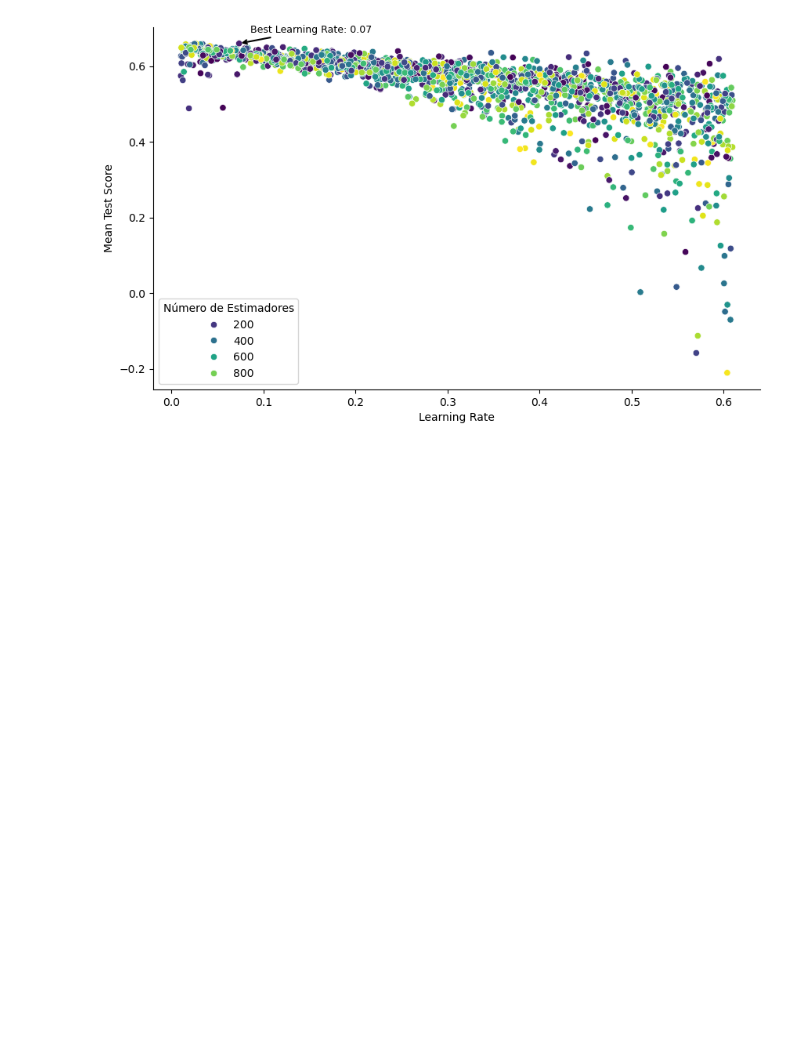
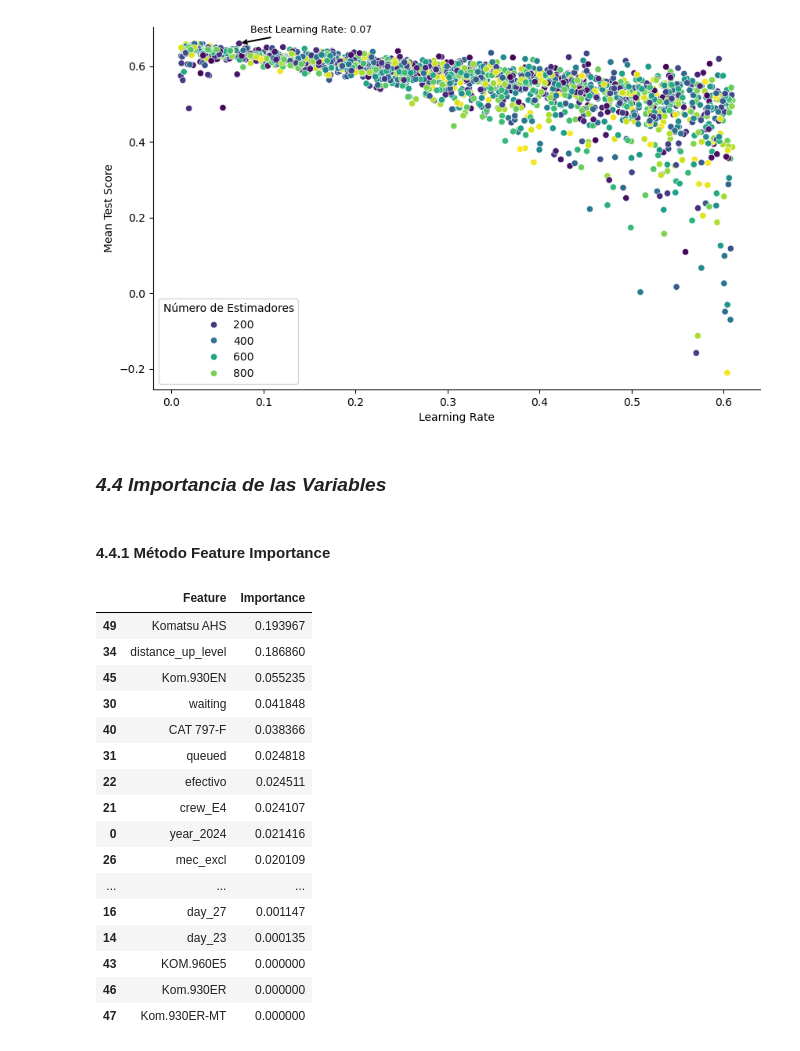
Before and after one commit to ecdiazl/capstone-project, a Jupyter notebook: XGBoost/Capstone - XGBoost v1(payload con Lasso).ipynb, the cells around one changed output. Drawn from its saved outputs; the diff is of its cells as text; code cells hidden in the pictures; blank space fills up the shorter version.

```diff
--- a/XGBoost/Capstone - XGBoost v1(payload con Lasso).ipynb
+++ b/XGBoost/Capstone - XGBoost v1(payload con Lasso).ipynb
@@ -460,3 +461,33 @@ plt.savefig('../Graficos/xgboost_lr.svg', dpi=600)
 plt.show()
 # %% [output]
 [figure]
+# %% [markdown]
+### _4.4 Importancia de las Variables_
+# %% [markdown]
+#### 4.4.1 Método Feature Importance
+# %%
+# Mostrar importancia de las características
+df_importance = pd.DataFrame({'Feature':X_train_lasso.columns,
+                              'Importance':xgb_model_best.feature_importances_})
+
+# Ordenar las características por importancia
+df_importance = df_importance.sort_values('Importance', ascending=False)
+df_importance
+# %% [output]
+|  | Feature | Importance |
+| 49 | Komatsu AHS | 0.193967 |
+| 34 | distance_up_level | 0.186860 |
+| 45 | Kom.930EN | 0.055235 |
+| 30 | waiting | 0.041848 |
+| 40 | CAT 797-F | 0.038366 |
+| 31 | queued | 0.024818 |
+| 22 | efectivo | 0.024511 |
+| 21 | crew_E4 | 0.024107 |
+| 0 | year_2024 | 0.021416 |
+| 26 | mec_excl | 0.020109 |
+| ... | ... | ... |
+| 16 | day_27 | 0.001147 |
+| 14 | day_23 | 0.000135 |
+| 43 | KOM.960E5 | 0.000000 |
+| 46 | Kom.930ER | 0.000000 |
+| 47 | Kom.930ER-MT | 0.000000 |
```
Also changed, not shown: parts of 4 cells of this notebook, 2 other files.
